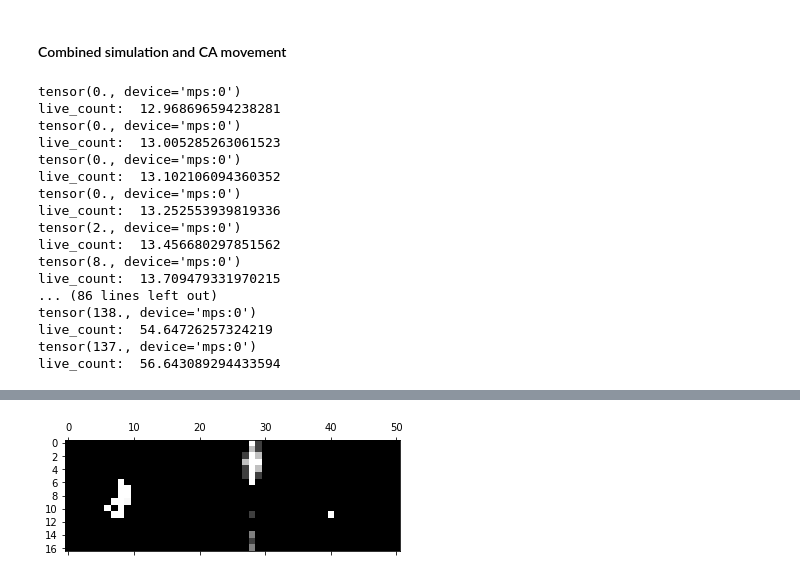
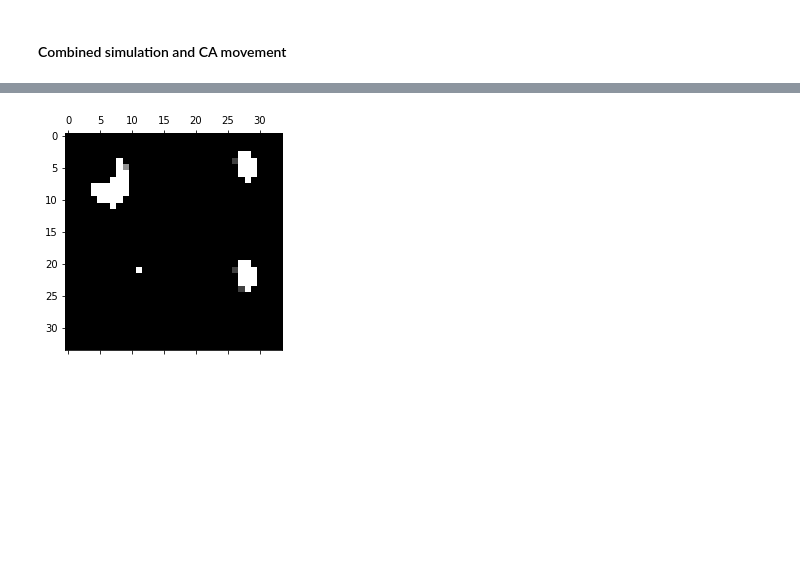
Before and after one commit to Yarlermanden/MultiCellularAutomata, a Jupyter notebook: Experiments/Visualize.ipynb, the cells around one changed output, grey strips where cells are left out. Drawn from its saved outputs; the diff is of its cells as text; code cells hidden in the pictures; blank space fills up the shorter version.

Commit message:
Fixed bugs in visualize

```diff
--- a/Experiments/Visualize.ipynb
+++ b/Experiments/Visualize.ipynb
@@ -18,11 +18,13 @@ from Model import Complex_CA
 #### Load model and data
 # %%
 batch_size = 8
-device = torch.device('mps:0' if torch.backends.mps.is_available else 'cpu')
+#device = torch.device('mps:0' if torch.backends.mps.is_available else 'cpu')
+device = torch.device('cpu')
+
 model = Complex_CA(device, 8)
 #model.load_state_dict(torch.load('models/complex_ca_stationary.pth'))
 #model.load_state_dict(torch.load('models/complex_ca_moving_best1.pth'))
-model.load_state_dict(torch.load('models/complex_ca_moving_temp1.pth'))
+model.load_state_dict(torch.load('models/complex_ca_moving_temp29.pth', map_location=torch.device('cpu')))
 
 #model.load_state_dict(torch.load('models/complex_ca_moving_temp49.pth'))
 #model.load_state_dict(torch.load('models/complex_ca_moving_temp8.pth'))
@@ -44,11 +46,11 @@ plt.show()
 # %% [markdown]
 #### Visualize CA - Animate
 # %%
-#state = generator.generate_stationary_state()
-state = generator.generate_moving_state(1)
+#state = generator.generate_stationary_state(batch_size)
+state = generator.generate_moving_state(1, batch_size)
 
 def extract_data(state):
-    return state.x.detach().cpu().numpy()[0]
+    return state.x.detach().cpu().numpy()[0,0]
 
 @torch.no_grad()
 def animate(i):
@@ -69,19 +72,20 @@ TypeError: Generator.generate_moving_state() missing 1 required positional argum
 # %%
 #use generator to test generate_moving_state
 generator = Generator(device, False)
-state = generator.get_centered_CA()
-food = generator.random_food_noncentered()
+state = generator.get_centered_CA(batch_size)
+#food = generator.random_food_noncentered()
+food = generator.random_food(batch_size)
 
 @torch.no_grad()
 def animate(i):
     global state
     #generator.generate_moving_state(100)
     state = generator.move_towards_food(state, food)
-    mat.set_data(state)
+    mat.set_data(state[0])
 
 fig, ax = plt.subplots()
-mat = ax.matshow(state, cmap='gray')
+mat = ax.matshow(state[0], cmap='gray')
 
-IPython.display.HTML(animation.FuncAnimation(fig, animate, frames=80, interval=100).to_jshtml())
+IPython.display.HTML(animation.FuncAnimation(fig, animate, frames=50, interval=100).to_jshtml())
 # %% [output]
 [interactive output not drawn]
@@ -89,49 +93,36 @@ IPython.display.HTML(animation.FuncAnimation(fig, animate, frames=80, interval=1
 # %% [markdown]
 #### Combined simulation and CA movement
 # %%
-#state = generator.generate_stationary_state()
+#state = generator.generate_stationary_state(batch_size)
 state = generator.generate_moving_state(50, batch_size)
 
 def extract_data(cell, target):
-    return np.hstack((cell.detach().cpu().numpy()[0, 0], target.detach().cpu().numpy()[0], state.food.detach().cpu().numpy()[0]))
+    row1 = np.hstack((cell.detach().cpu().numpy()[0, 0], target.detach().cpu().numpy()[0]))
+    row2 = np.hstack((state.food.detach().cpu().numpy()[0], state.y.detach().cpu().numpy()[0]))
+    return np.vstack((row1, row2))
+    return np.hstack((cell.detach().cpu().numpy()[0, 0], target.detach().cpu().numpy()[0],
+    state.food.detach().cpu().numpy()[0]))
 
 @torch.no_grad()
 def animate(i):
     global cell
     global target
     global state
     global food_coord
     cell, food, live_count = model(cell, state.food, 1)
     #print((cell > 1.1).to(torch.float).sum()) # this shows the potential importance of including clamp
     #print('live_count: ', live_count[0].item())
     if i % 2 == 0:
         target = generator.move_towards_food(target, food_coord)
     mat.set_data(extract_data(cell, target))
 
 cell = state.x
 target = state.x[:, 0]
-food_coord = (state.food==torch.max(state.food)).nonzero()
+food_coord = (state.food==torch.max(state.food)).nonzero()[:, 1:]
 fig, ax = plt.subplots()
 mat = ax.matshow(extract_data(cell, target), cmap='gray')
 
 IPython.display.HTML(animation.FuncAnimation(fig, animate, frames=50, interval=100).to_jshtml())
 # %% [output]
-tensor(0., device='mps:0')
-live_count:  12.968696594238281
-tensor(0., device='mps:0')
-live_count:  13.005285263061523
-tensor(0., device='mps:0')
-live_count:  13.102106094360352
-tensor(0., device='mps:0')
-live_count:  13.252553939819336
-tensor(2., device='mps:0')
-live_count:  13.456680297851562
-tensor(8., device='mps:0')
-live_count:  13.709479331970215
-... (86 lines left out)
-tensor(138., device='mps:0')
-live_count:  54.64726257324219
-tensor(137., device='mps:0')
-live_count:  56.643089294433594
 [interactive output not drawn]
-[figure, old version]
+[figure, new version]
```
Also changed, not shown: parts of 2 cells of this notebook, 2 other files.
